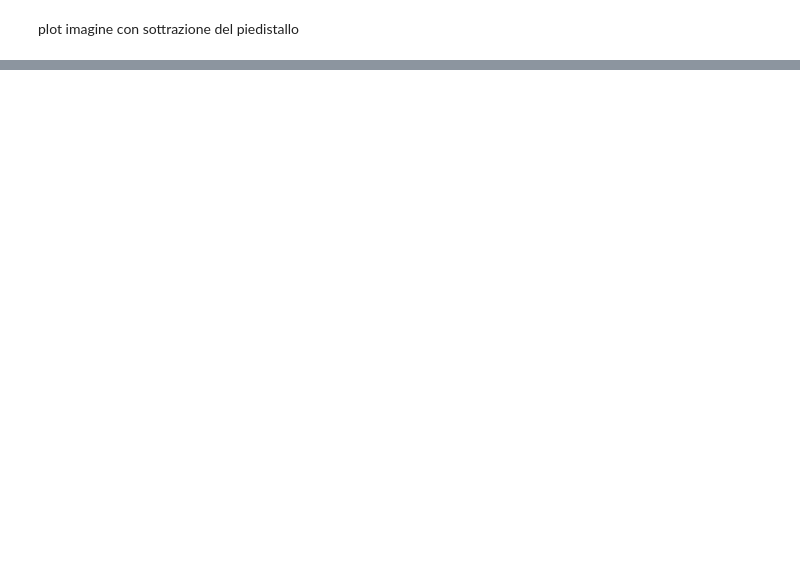
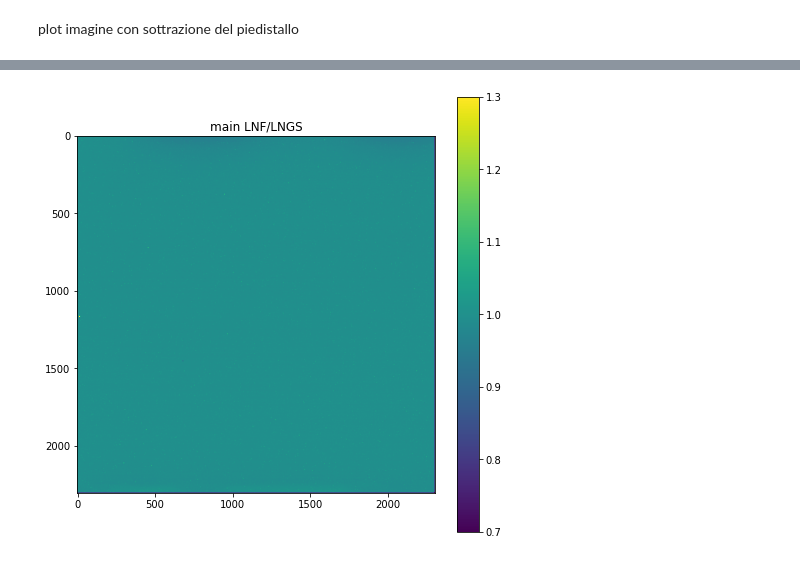
Before and after one commit to emanueledimarco/cygno, a Jupyter notebook: dev/readMidasFile.ipynb, the cells around one changed output, grey strips where cells are left out. Drawn from its saved outputs; the diff is of its cells as text; code cells hidden in the pictures; blank space fills up the shorter version.

```diff
--- a/dev/readMidasFile.ipynb
+++ b/dev/readMidasFile.ipynb
@@ -149,0 +160,3 @@ plt.show()
+# %%
+m1_image, s1_image = cy.ped_mid(run=3961, path_file='/s3/cygno-data/', path_ped='/tmp/', tag = 'LNF',
+            cloud=True, verbose=True)
@@ -149,0 +181,8 @@ plt.show()
+# %%
+fig, ax = plt.subplots(1, figsize=(8,8))
+im = ax.imshow(m1_image/m_image, vmin=0.7,vmax=1.3)
+fig.colorbar(im, ax=ax)
+ax.set_title("main LNF/LNGS")
+plt.show()
+# %% [output]
+[figure, added]
```
Also changed, not shown: parts of 24 cells of this notebook, 2 other files.
